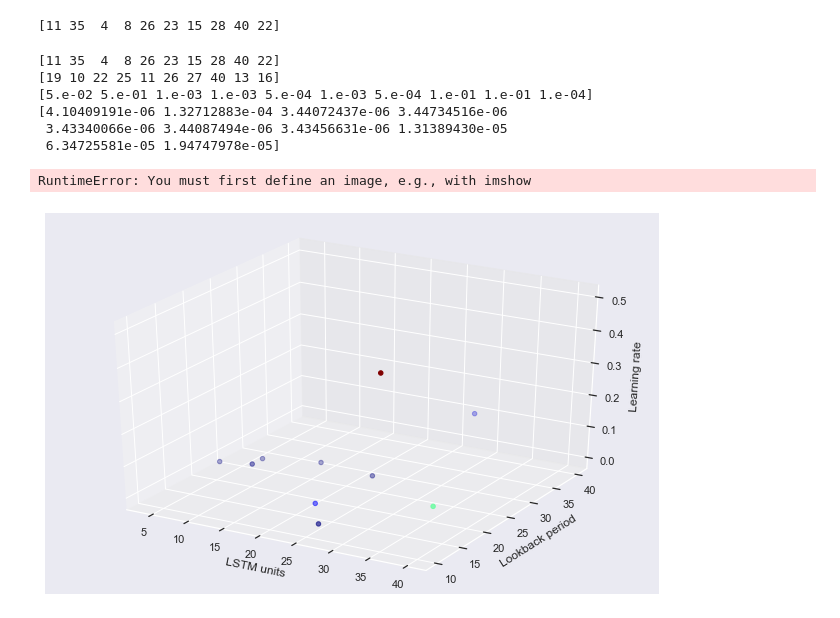
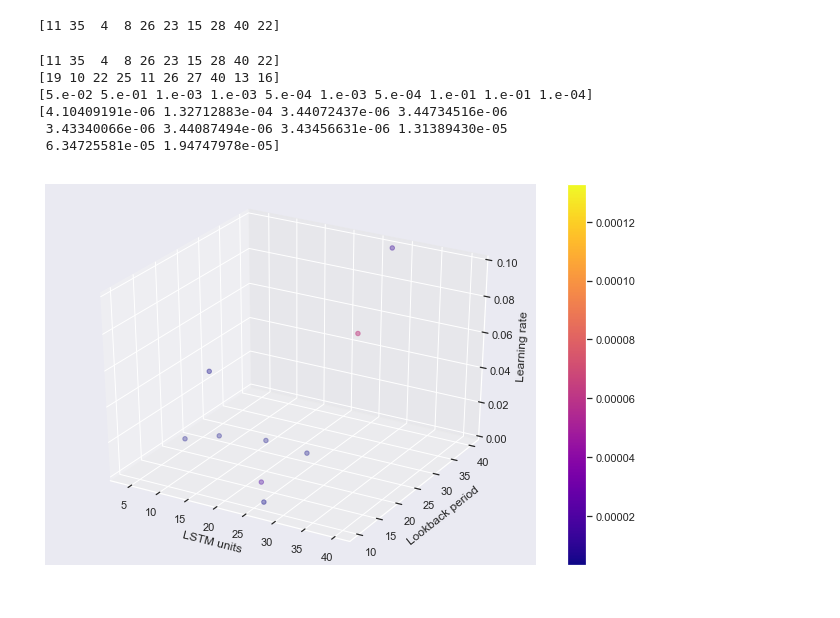
Before and after one commit to dblim/cs229project-lim-lundgren, a Jupyter notebook: src/output/LSTM_tuning/Tuning_plot.ipynb, the cells around one changed output. Cells and saved outputs as stored; diff of their text form; code cells hidden in the pictures.

```diff
--- a/src/output/LSTM_tuning/Tuning_plot.ipynb
+++ b/src/output/LSTM_tuning/Tuning_plot.ipynb
@@ -49,40 +49,39 @@ print(LSTM_units)
 # %% [output]
 [11 35  4  8 26 23 15 28 40 22]
 # %%
-jet=plt.get_cmap('jet')
+jet=plt.get_cmap('plasma')
 # %%
 
 fig = plt.figure(figsize=(11,7))
 ax = fig.add_subplot(111, projection='3d')
 xs = LSTM_units
 ys = lookback
 zs = learning_rate
-c = Avg_MSE
+c = ( Avg_MSE)
 
 print(xs)
 print(ys)
 print(zs)
 print(c)
 p = ax.scatter(xs,ys,zs, c=c, cmap=jet)
 
 
 ax.set_xlabel('LSTM units')
 ax.set_ylabel('Lookback period')
 ax.set_zlabel('Learning rate')
+ax.set_zlim(0,0.1)
 
+fig.colorbar(p)
 
-plt.clim(-4,4)
-fig.colorbar(p)
 
 
 seaborn.set()
 plt.show()
 # %% [output]
 [11 35  4  8 26 23 15 28 40 22]
 [19 10 22 25 11 26 27 40 13 16]
 [5.e-02 5.e-01 1.e-03 1.e-03 5.e-04 1.e-03 5.e-04 1.e-01 1.e-01 1.e-04]
 [4.10409191e-06 1.32712883e-04 3.44072437e-06 3.44734516e-06
  3.43340066e-06 3.44087494e-06 3.43456631e-06 1.31389430e-05
  6.34725581e-05 1.94747978e-05]
-RuntimeError: You must first define an image, e.g., with imshow
-[figure, old version]
+[figure, new version]
```
Also changed, not shown: parts of 2 cells of this notebook, 1 other file.
